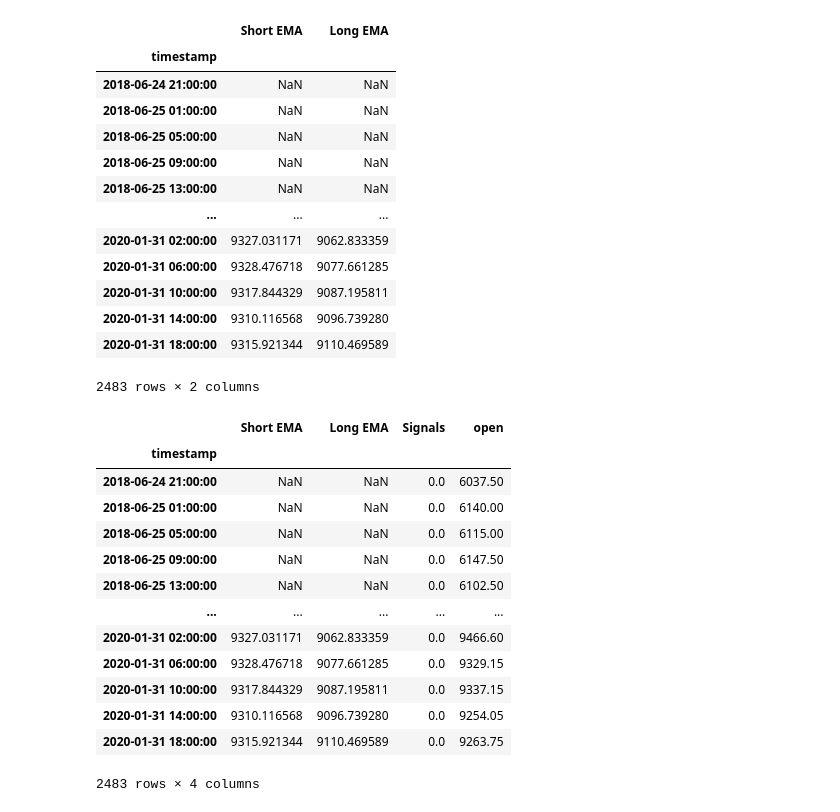
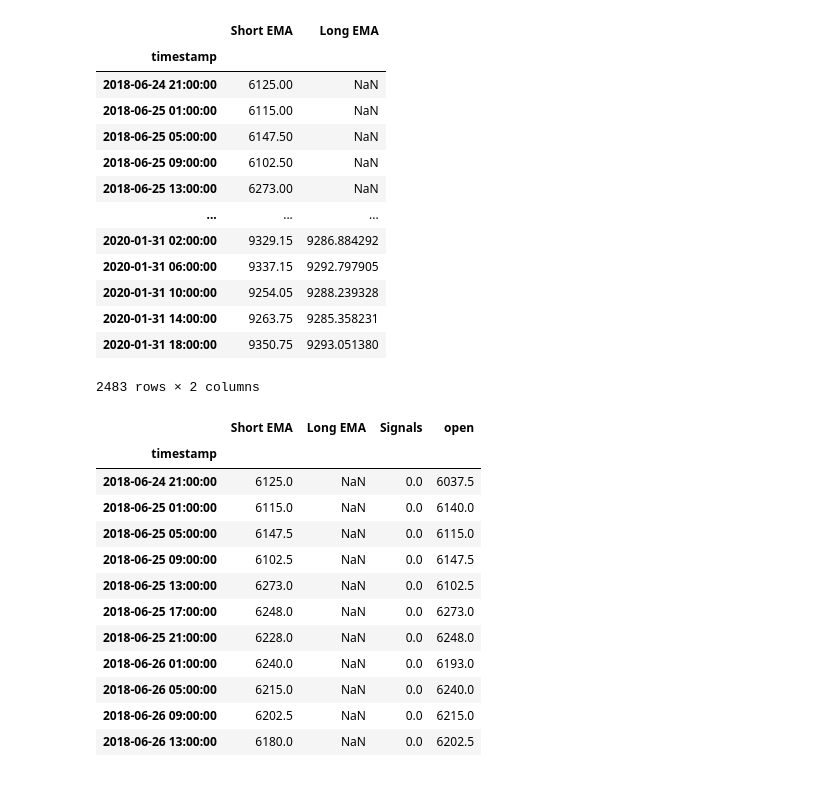
Before and after one commit to LuisCarlosAlvarado/myst_lab2_lcag, a Jupyter notebook: borrador.ipynb, the cells around one changed output. Drawn from its saved outputs; the diff is of its cells as text; code cells hidden in the pictures.

```diff
--- a/borrador.ipynb
+++ b/borrador.ipynb
@@ -6,22 +12,22 @@ import numpy as np
 # %%
-ema = sd.ema(close = sd.train_ohlc['close'], short_length = 13, long_length = 36)
+ema = sd.ema(close = sd.train_ohlc['close'], short_length = 1, long_length = 16)
 # %%
 ema.columns = ["Short EMA", "Long EMA"]
 ema
 # %% [output]
 |  | Short EMA | Long EMA |
 | timestamp |  |  |
-| 2018-06-24 21:00:00 | NaN | NaN |
-| 2018-06-25 01:00:00 | NaN | NaN |
-| 2018-06-25 05:00:00 | NaN | NaN |
-| 2018-06-25 09:00:00 | NaN | NaN |
-| 2018-06-25 13:00:00 | NaN | NaN |
+| 2018-06-24 21:00:00 | 6125.00 | NaN |
+| 2018-06-25 01:00:00 | 6115.00 | NaN |
+| 2018-06-25 05:00:00 | 6147.50 | NaN |
+| 2018-06-25 09:00:00 | 6102.50 | NaN |
+| 2018-06-25 13:00:00 | 6273.00 | NaN |
 | ... | ... | ... |
-| 2020-01-31 02:00:00 | 9327.031171 | 9062.833359 |
-| 2020-01-31 06:00:00 | 9328.476718 | 9077.661285 |
-| 2020-01-31 10:00:00 | 9317.844329 | 9087.195811 |
-| 2020-01-31 14:00:00 | 9310.116568 | 9096.739280 |
-| 2020-01-31 18:00:00 | 9315.921344 | 9110.469589 |
+| 2020-01-31 02:00:00 | 9329.15 | 9286.884292 |
+| 2020-01-31 06:00:00 | 9337.15 | 9292.797905 |
+| 2020-01-31 10:00:00 | 9254.05 | 9288.239328 |
+| 2020-01-31 14:00:00 | 9263.75 | 9285.358231 |
+| 2020-01-31 18:00:00 | 9350.75 | 9293.051380 |
 2483 rows × 2 columns
 # %%
 signals = np.zeros(len(ema))
@@ -35,22 +41,21 @@ for i in range(1,len(ema)):
 ema["Signals"] = signals
 # %%
 data = pd.concat([ema, sd.train_ohlc["open"]], axis=1)
-data
+data[0:11]
 # %% [output]
 |  | Short EMA | Long EMA | Signals | open |
 | timestamp |  |  |  |  |
-| 2018-06-24 21:00:00 | NaN | NaN | 0.0 | 6037.50 |
-| 2018-06-25 01:00:00 | NaN | NaN | 0.0 | 6140.00 |
-| 2018-06-25 05:00:00 | NaN | NaN | 0.0 | 6115.00 |
-| 2018-06-25 09:00:00 | NaN | NaN | 0.0 | 6147.50 |
-| 2018-06-25 13:00:00 | NaN | NaN | 0.0 | 6102.50 |
-| ... | ... | ... | ... | ... |
-| 2020-01-31 02:00:00 | 9327.031171 | 9062.833359 | 0.0 | 9466.60 |
-| 2020-01-31 06:00:00 | 9328.476718 | 9077.661285 | 0.0 | 9329.15 |
-| 2020-01-31 10:00:00 | 9317.844329 | 9087.195811 | 0.0 | 9337.15 |
-| 2020-01-31 14:00:00 | 9310.116568 | 9096.739280 | 0.0 | 9254.05 |
-| 2020-01-31 18:00:00 | 9315.921344 | 9110.469589 | 0.0 | 9263.75 |
+| 2018-06-24 21:00:00 | 6125.0 | NaN | 0.0 | 6037.5 |
+| 2018-06-25 01:00:00 | 6115.0 | NaN | 0.0 | 6140.0 |
+| 2018-06-25 05:00:00 | 6147.5 | NaN | 0.0 | 6115.0 |
+| 2018-06-25 09:00:00 | 6102.5 | NaN | 0.0 | 6147.5 |
+| 2018-06-25 13:00:00 | 6273.0 | NaN | 0.0 | 6102.5 |
+| 2018-06-25 17:00:00 | 6248.0 | NaN | 0.0 | 6273.0 |
+| 2018-06-25 21:00:00 | 6228.0 | NaN | 0.0 | 6248.0 |
+| 2018-06-26 01:00:00 | 6240.0 | NaN | 0.0 | 6193.0 |
+| 2018-06-26 05:00:00 | 6215.0 | NaN | 0.0 | 6240.0 |
+| 2018-06-26 09:00:00 | 6202.5 | NaN | 0.0 | 6215.0 |
+| 2018-06-26 13:00:00 | 6180.0 | NaN | 0.0 | 6202.5 |
-2483 rows × 4 columns
 # %%
 lista = []
 for i in range(1,len(data)):
```
Also changed, not shown: parts of 15 cells of this notebook, 1 other file.
